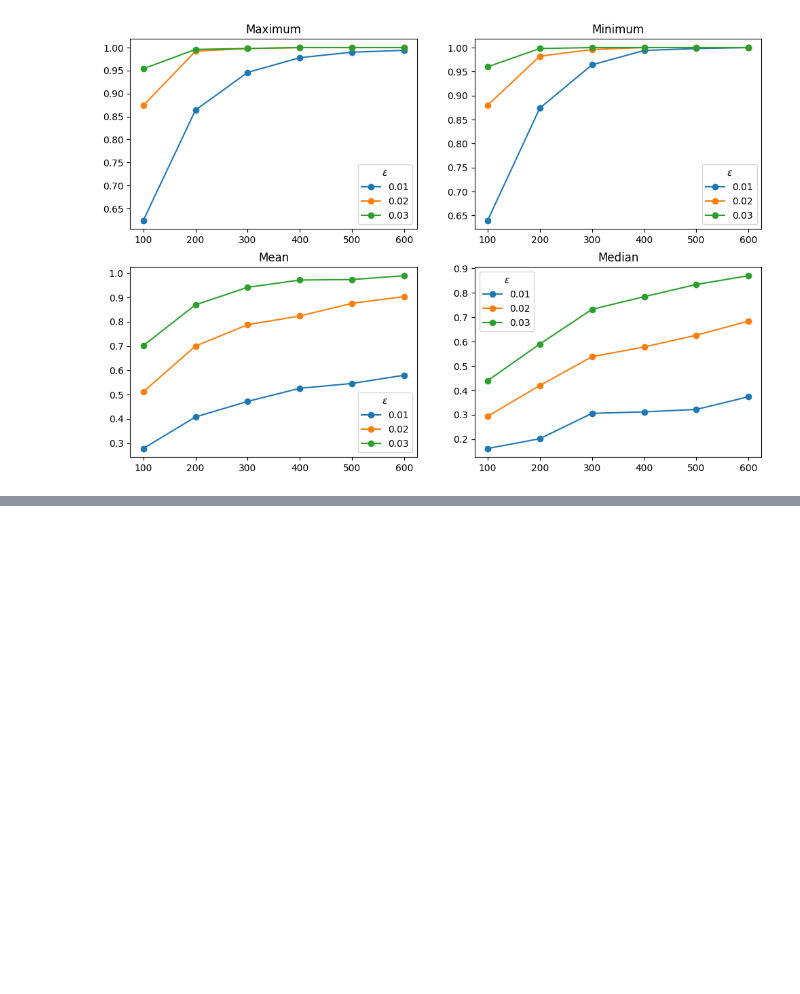
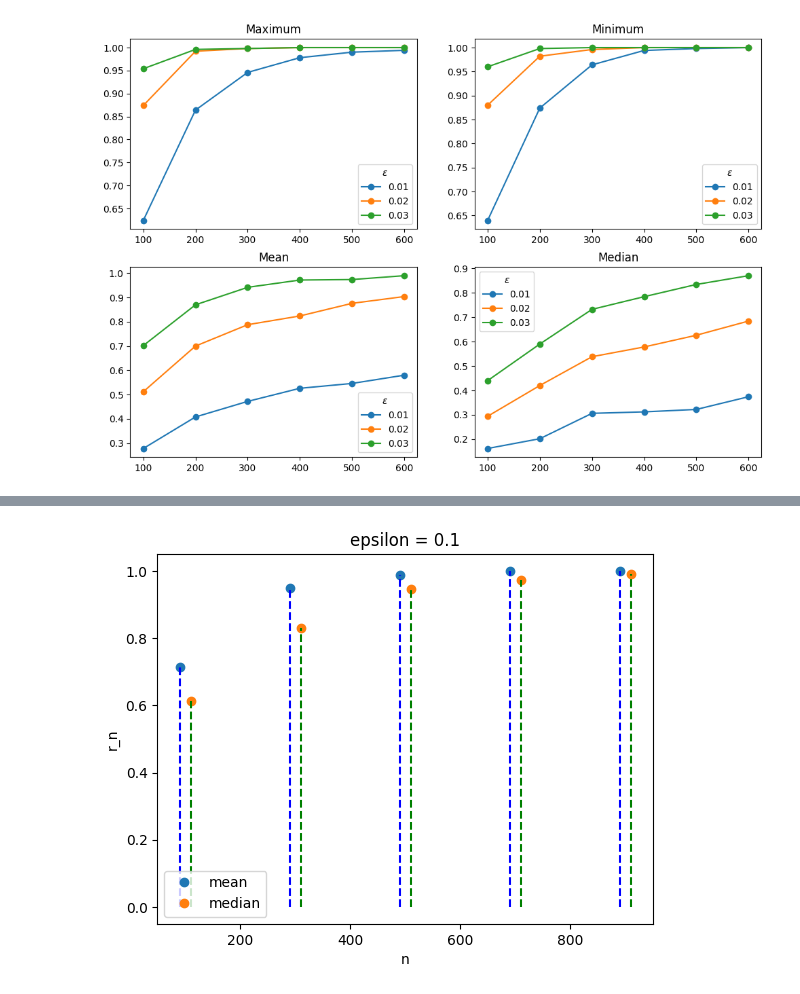
Before and after one commit to Bharat-Jambhulkar/Almost-Surely, a Jupyter notebook: concepts/Chapter 7/notebook.ipynb, the cells around one changed output, grey strips where cells are left out. Saved outputs shown, nothing was run; the diff lists cells and outputs as text; code cells hidden in the pictures; blank space fills up the shorter version.

```diff
--- a/concepts/Chapter 7/notebook.ipynb
+++ b/concepts/Chapter 7/notebook.ipynb
@@ -132,0 +199,17 @@ axes[1,1].legend(epvec, title = r"$\epsilon$")
+# %%
+import matplotlib.pyplot as plt
+offset=10
+plt.plot(nvec-offset,prob_mat_mean[2,:],'o',label='mean')
+plt.plot(nvec+offset,prob_mat_median[2,:],'o',label='median')
+plt.vlines(nvec - offset, 0, prob_mat_mean[2,:], linestyles='dashed',colors='blue')
+plt.vlines(nvec + offset, 0, prob_mat_median[2,:], linestyles='dashed',colors='green')
+
+plt.title("epsilon = 0.1")
+plt.xlabel('n')
+plt.ylabel('r_n')
+
+plt.legend()
+
+plt.show()
+# %% [output]
+[figure, added]
```
Also changed, not shown: parts of 8 cells of this notebook.
